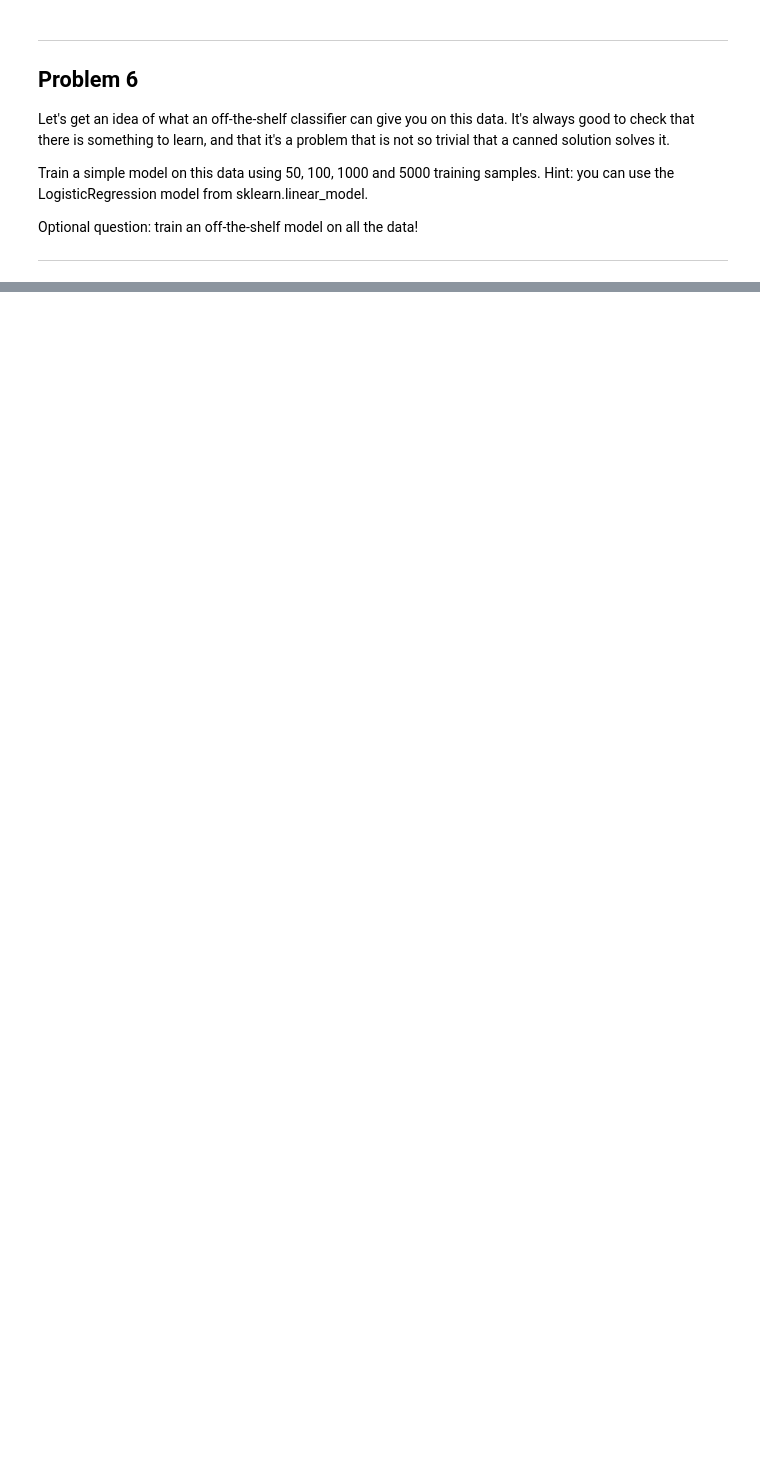
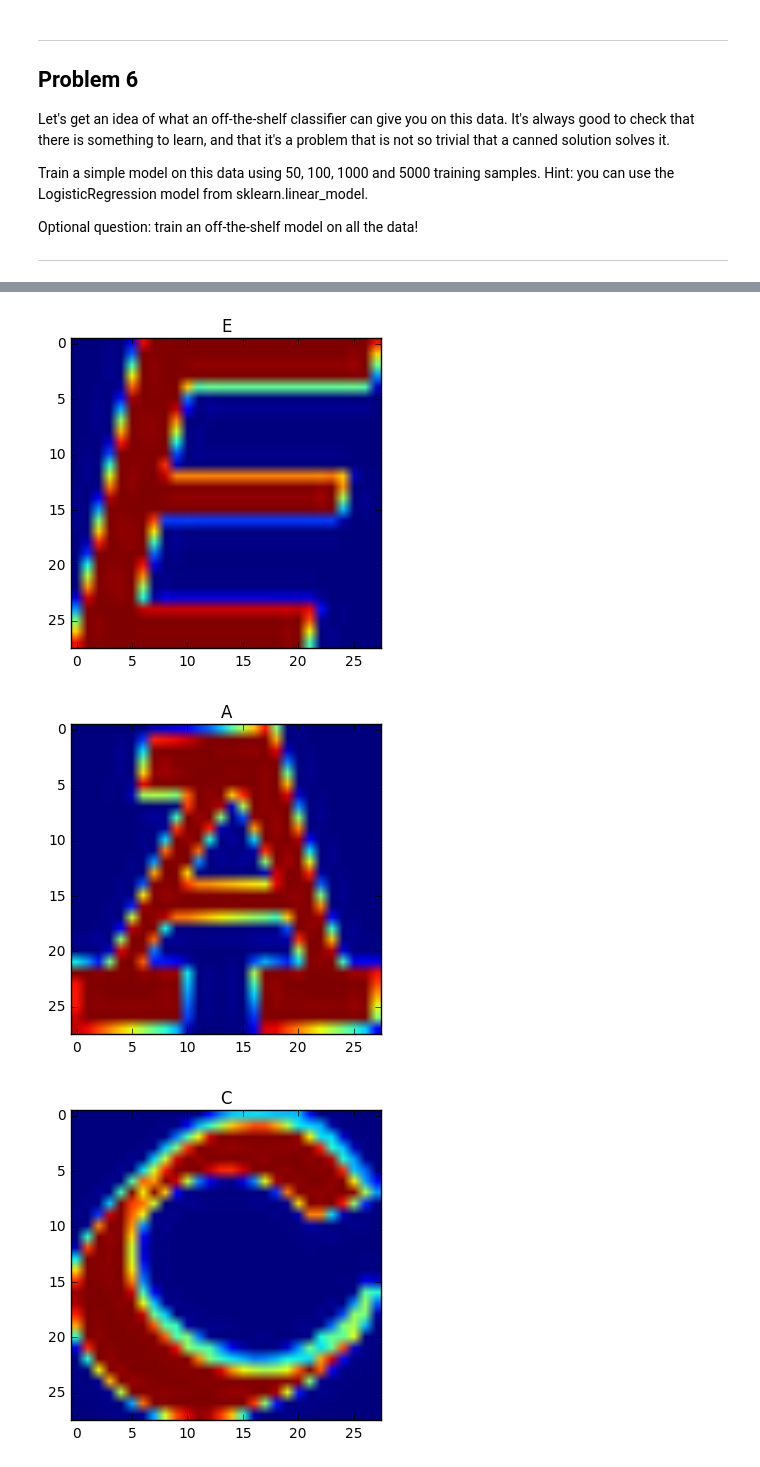
Before and after one commit to jalmasgarcia/udacity-deeplearning, a Jupyter notebook: 1_notmnist.ipynb, the cells around one changed output, grey strips where cells are left out. Drawn from its saved outputs; the diff is of its cells as text; code cells hidden in the pictures; blank space fills up the shorter version.

```diff
--- a/1_notmnist.ipynb
+++ b/1_notmnist.ipynb
@@ -432,3 +450,19 @@ Train a simple model on this data using 50, 100, 1000 and 5000 training samples.
 Optional question: train an off-the-shelf model on all the data!
 
 ---
+# %%
+SAMPLE_SIZE = 5000
+
+reg = LogisticRegression()
+
+X_train = train_dataset[:SAMPLE_SIZE].reshape(SAMPLE_SIZE, 28*28)  # each pixel is a feature
+y_train = train_labels[:SAMPLE_SIZE]
+%time reg.fit(X_train, y_train)
+
+X_test = test_dataset.reshape(test_dataset.shape[0], 28*28)
+y_test = test_labels
+print('Mean prediction accuracy: ', reg.score(X_test, y_test))
+prediction = reg.predict(X_test)
+for i in range(5):
+    display_sample_dataset(test_dataset, prediction)
+# %% [output]
@@ -434,0 +472,3 @@ Optional question: train an off-the-shelf model on all the data!
+[figure, added]
+[figure, added]
+[figure, added]
```
Also changed, not shown: parts of 6 cells of this notebook.
